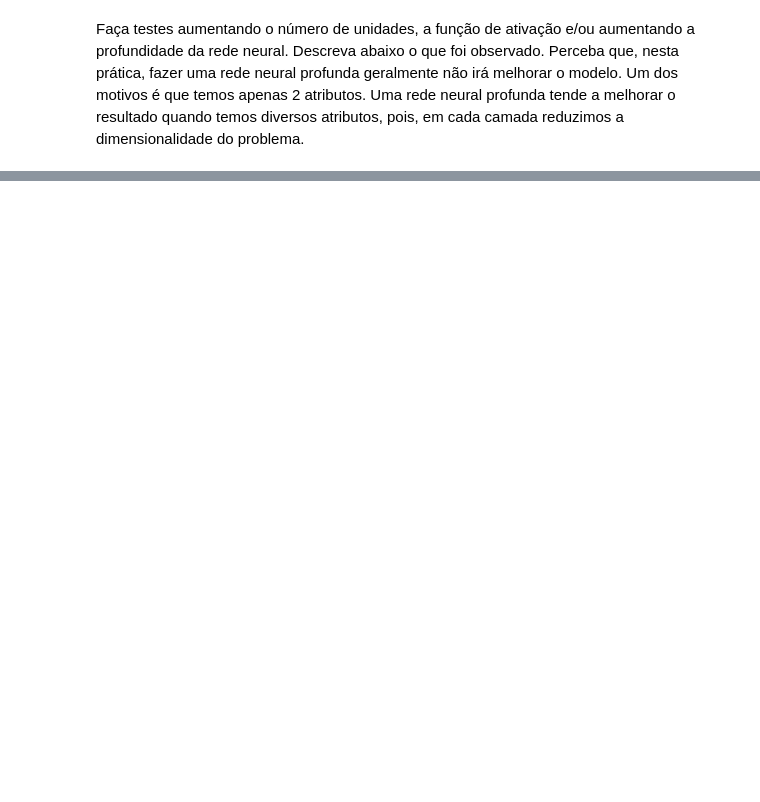
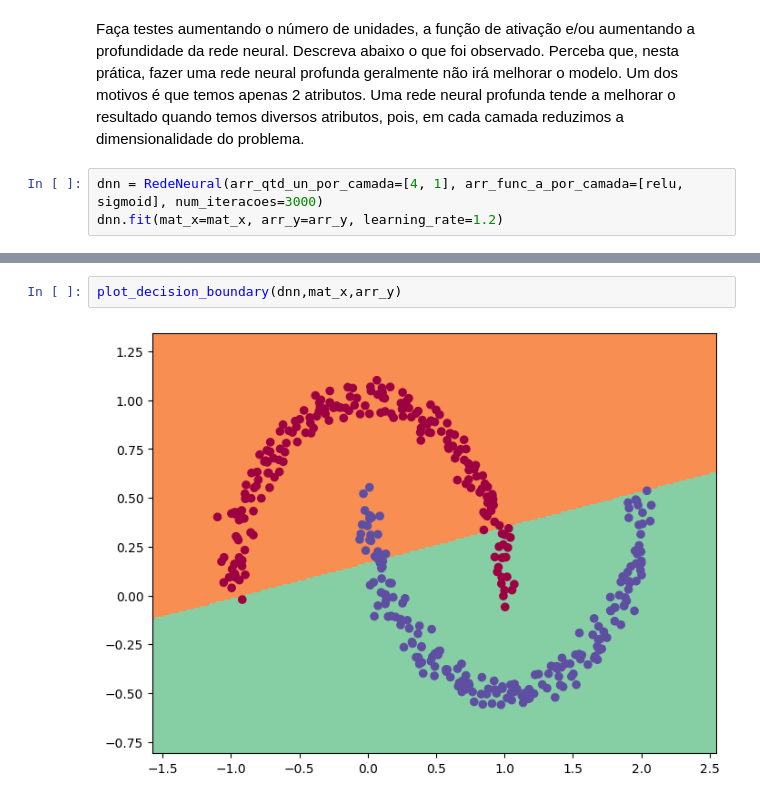
Before and after one commit to vnszero/machine-learning-algorithms, a Jupyter notebook: ap-de-maquina-deep-learning-master/Rede Neural Profunda.ipynb, the cells around one changed output, grey strips where cells are left out. Cells and saved outputs as stored; diff of their text form; blank space fills up the shorter version.

```diff
--- a/ap-de-maquina-deep-learning-master/Rede Neural Profunda.ipynb
+++ b/ap-de-maquina-deep-learning-master/Rede Neural Profunda.ipynb
@@ -381,2 +426,5 @@ plot_decision_boundary(dnn,mat_x,arr_y)
 # %% [markdown]
 Faça testes aumentando o número de unidades, a função de ativação e/ou aumentando a profundidade da rede neural. Descreva abaixo o que foi observado. Perceba que, nesta prática, fazer uma rede neural profunda geralmente não irá melhorar o modelo. Um dos motivos é que temos apenas 2 atributos. Uma rede neural profunda tende a melhorar o resultado quando temos diversos atributos, pois, em cada camada reduzimos a dimensionalidade do problema.
+# %%
+dnn = RedeNeural(arr_qtd_un_por_camada=[4, 1], arr_func_a_por_camada=[relu, sigmoid], num_iteracoes=3000)
+dnn.fit(mat_x=mat_x, arr_y=arr_y, learning_rate=1.2)
@@ -382,0 +449,4 @@ Faça testes aumentando o número de unidades, a função de ativação e/ou aum
+# %%
+plot_decision_boundary(dnn,mat_x,arr_y)
+# %% [output]
+[figure, added]
```
Also changed, not shown: parts of 19 cells of this notebook, 1 other file.
